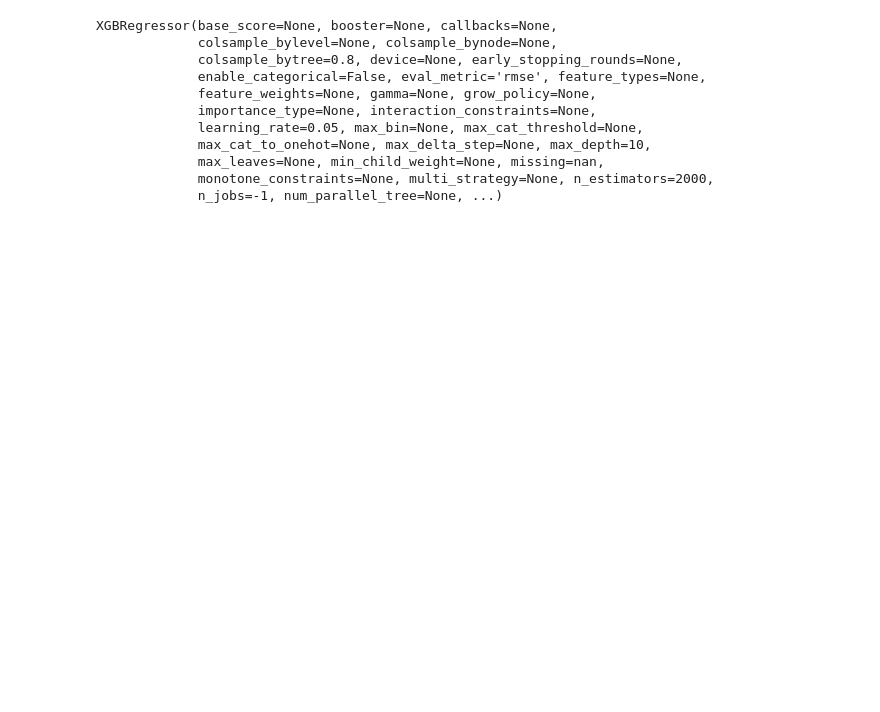
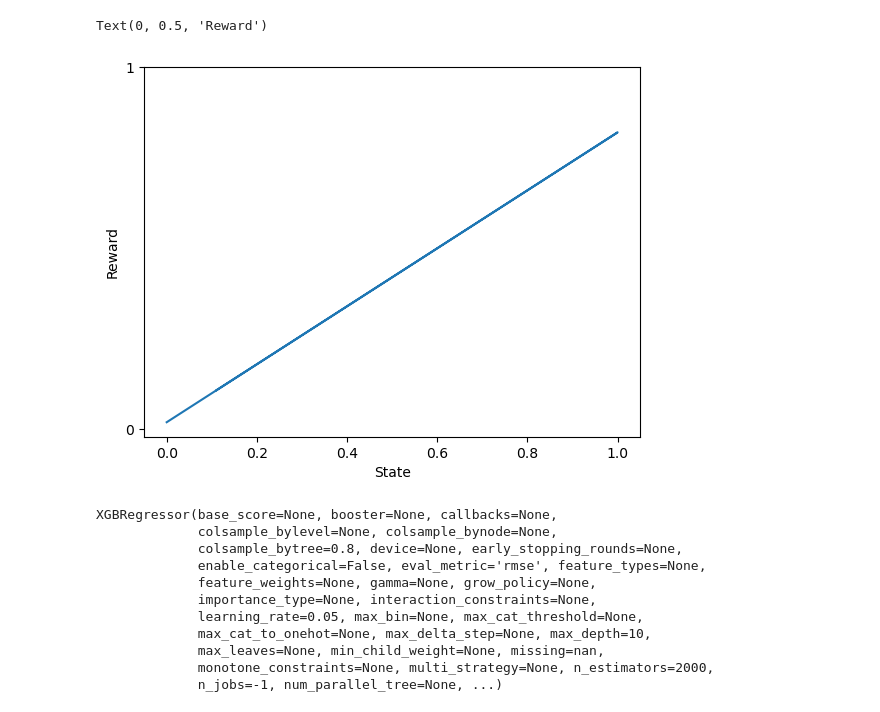
Before and after one commit to neurodata/ProspectiveForaging, a Jupyter notebook: notebooks/Countinious.ipynb, the cells around one changed output. Saved outputs shown, nothing was run; the diff lists cells and outputs as text; code cells hidden in the pictures; blank space fills up the shorter version.

```diff
--- a/notebooks/Countinious.ipynb
+++ b/notebooks/Countinious.ipynb
@@ -121,3 +130,11 @@ print(max(states[:,0,0]))
+# %%
+plt.plot(states[:,0,0],irewards)
+plt.yticks([0,1])
+plt.xlabel('State')
+plt.ylabel('Reward')
+# %% [output]
+Text(0, 0.5, 'Reward')
+[figure, added]
 # %%
 T = 10000
 gamma = 0.9
```
Also changed, not shown: parts of 4 cells of this notebook, 13 other files.
